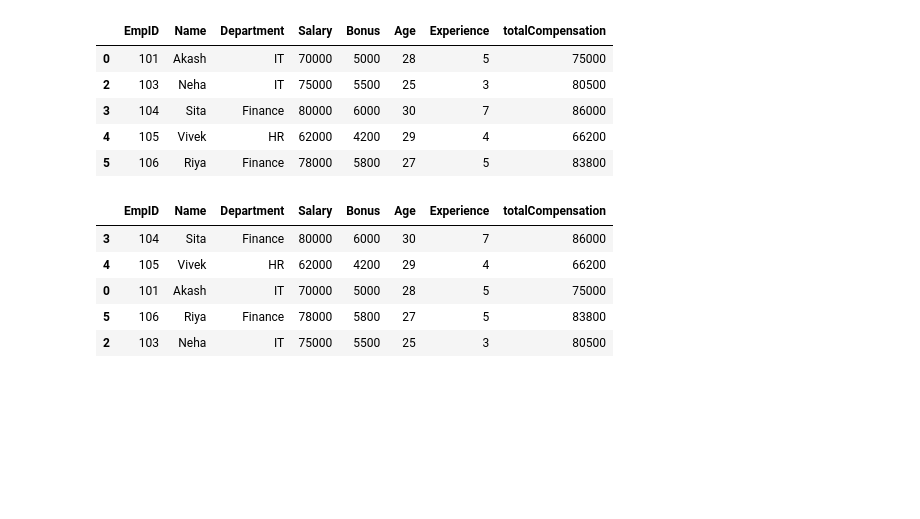
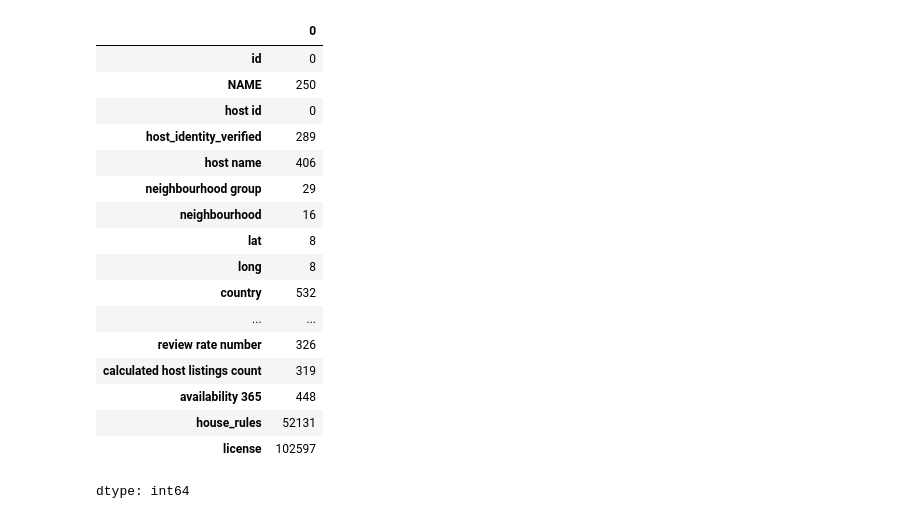
Before and after one commit to Mayank-1914/3-todo-app-version-three, a Jupyter notebook: chapter_appendix-tools-for-deep-learning/jupyter.ipynb, the cells around one changed output. Saved outputs shown, nothing was run; the diff lists cells and outputs as text; code cells hidden in the pictures; blank space fills up the shorter version.

```diff
--- a/chapter_appendix-tools-for-deep-learning/jupyter.ipynb
+++ b/chapter_appendix-tools-for-deep-learning/jupyter.ipynb
@@ -239,20 +203,21 @@ Hr_department_employee
-# %%
-employee_salary = df[df['Salary'] > 60000]
-employee_salary
-# %% [output]
-|  | EmpID | Name | Department | Salary | Bonus | Age | Experience | totalCompensation |
-| 0 | 101 | Akash | IT | 70000 | 5000 | 28 | 5 | 75000 |
-| 2 | 103 | Neha | IT | 75000 | 5500 | 25 | 3 | 80500 |
-| 3 | 104 | Sita | Finance | 80000 | 6000 | 30 | 7 | 86000 |
-| 4 | 105 | Vivek | HR | 62000 | 4200 | 29 | 4 | 66200 |
-| 5 | 106 | Riya | Finance | 78000 | 5800 | 27 | 5 | 83800 |
-# %%
-x = employee_salary.sort_values(by='Age', ascending=False)
-x
-# %% [output]
-|  | EmpID | Name | Department | Salary | Bonus | Age | Experience | totalCompensation |
-| 3 | 104 | Sita | Finance | 80000 | 6000 | 30 | 7 | 86000 |
-| 4 | 105 | Vivek | HR | 62000 | 4200 | 29 | 4 | 66200 |
-| 0 | 101 | Akash | IT | 70000 | 5000 | 28 | 5 | 75000 |
-| 5 | 106 | Riya | Finance | 78000 | 5800 | 27 | 5 | 83800 |
-| 2 | 103 | Neha | IT | 75000 | 5500 | 25 | 3 | 80500 |
+# %%
+df.isnull().sum()
+# %% [output]
+|  | 0 |
+| id | 0 |
+| NAME | 250 |
+| host id | 0 |
+| host_identity_verified | 289 |
+| host name | 406 |
+| neighbourhood group | 29 |
+| neighbourhood | 16 |
+| lat | 8 |
+| long | 8 |
+| country | 532 |
+| ... | ... |
+| review rate number | 326 |
+| calculated host listings count | 319 |
+| availability 365 | 448 |
+| house_rules | 52131 |
+| license | 102597 |
+dtype: int64
```
Also changed, not shown: parts of 21 cells of this notebook.
